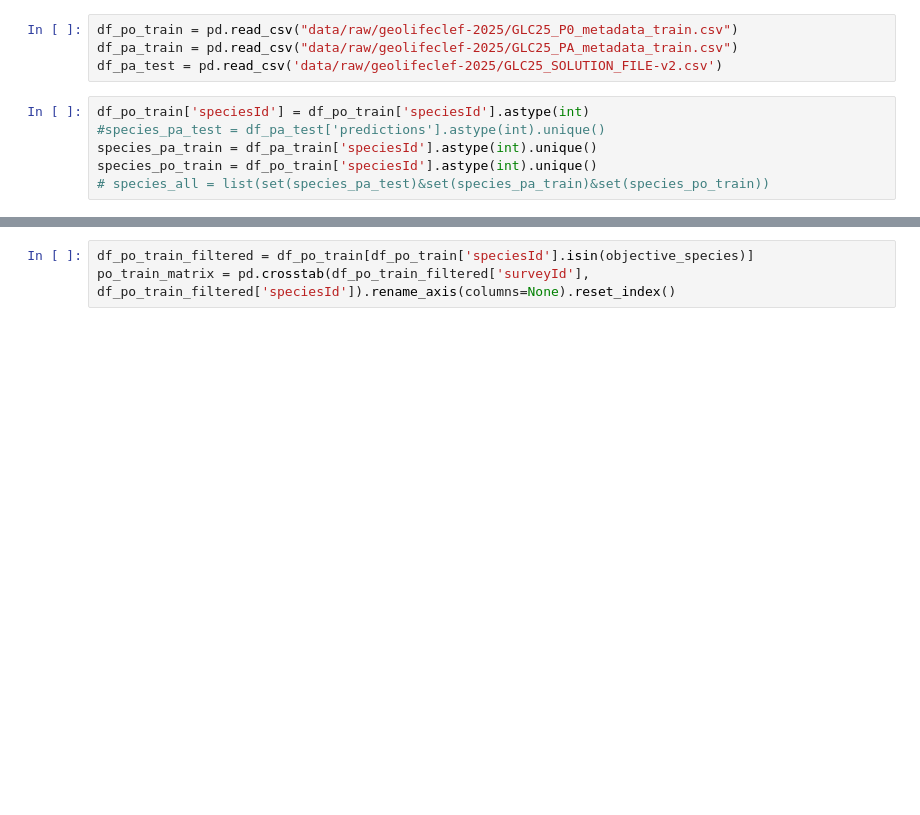
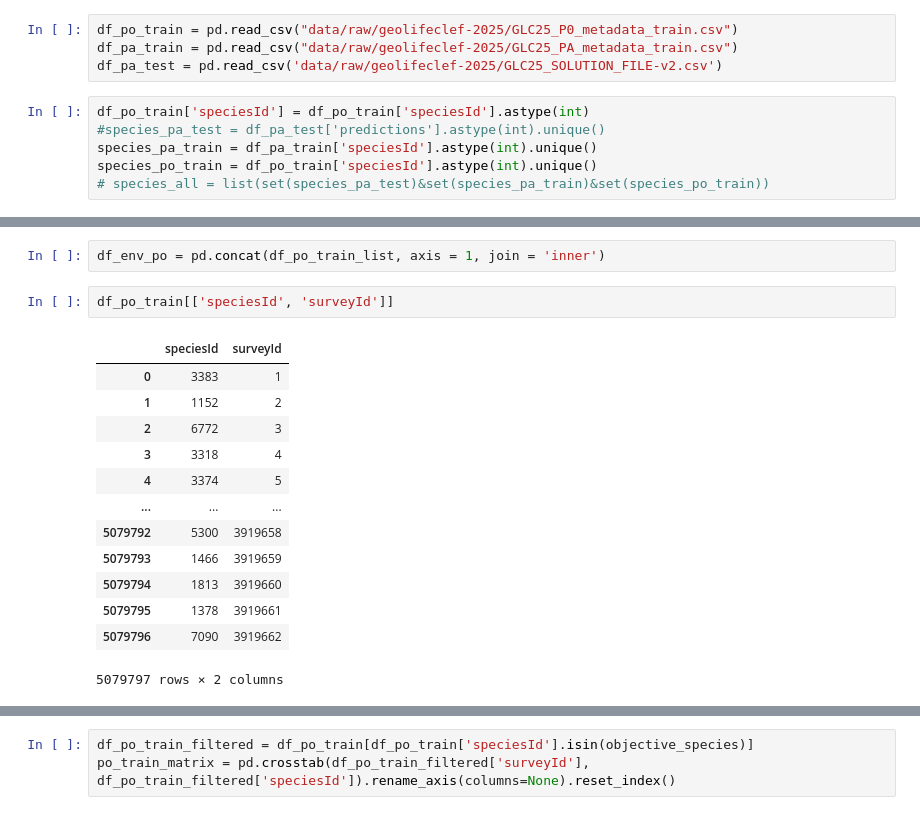
Before and after one commit to pabloubilla/data-integration-sdm, a Jupyter notebook: notebooks/03_geoplant.ipynb, the cells around one changed output, grey strips where cells are left out. Cells and saved outputs as stored; diff of their text form; blank space fills up the shorter version.

```diff
--- a/notebooks/03_geoplant.ipynb
+++ b/notebooks/03_geoplant.ipynb
@@ -21,0 +46,18 @@ species_po_train = df_po_train['speciesId'].astype(int).unique()
+# %%
+df_env_po = pd.concat(df_po_train_list, axis = 1, join = 'inner')
+# %%
+df_po_train[['speciesId', 'surveyId']]
+# %% [output]
+|  | speciesId | surveyId |
+| 0 | 3383 | 1 |
+| 1 | 1152 | 2 |
+| 2 | 6772 | 3 |
+| 3 | 3318 | 4 |
+| 4 | 3374 | 5 |
+| ... | ... | ... |
+| 5079792 | 5300 | 3919658 |
+| 5079793 | 1466 | 3919659 |
+| 5079794 | 1813 | 3919660 |
+| 5079795 | 1378 | 3919661 |
+| 5079796 | 7090 | 3919662 |
+5079797 rows × 2 columns
```
Also changed, not shown: parts of 16 cells of this notebook, 2 other files.
